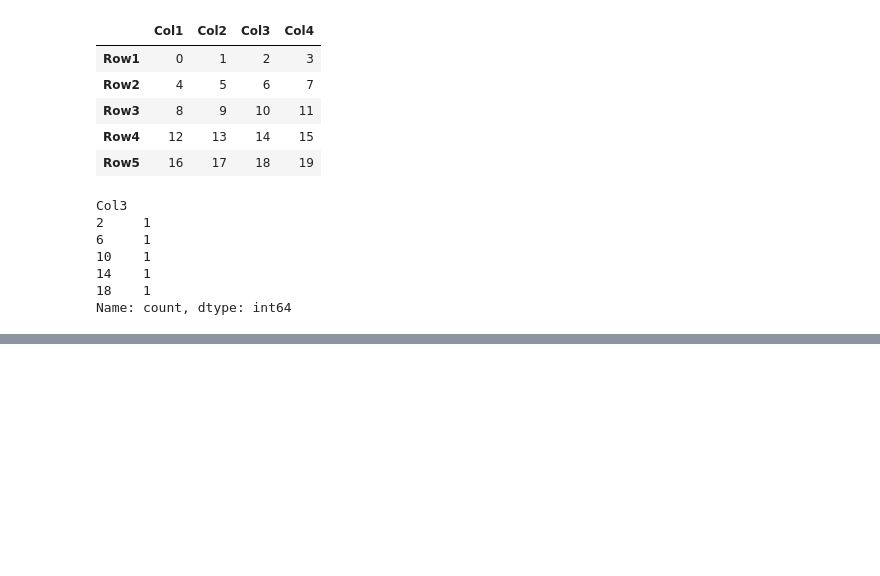
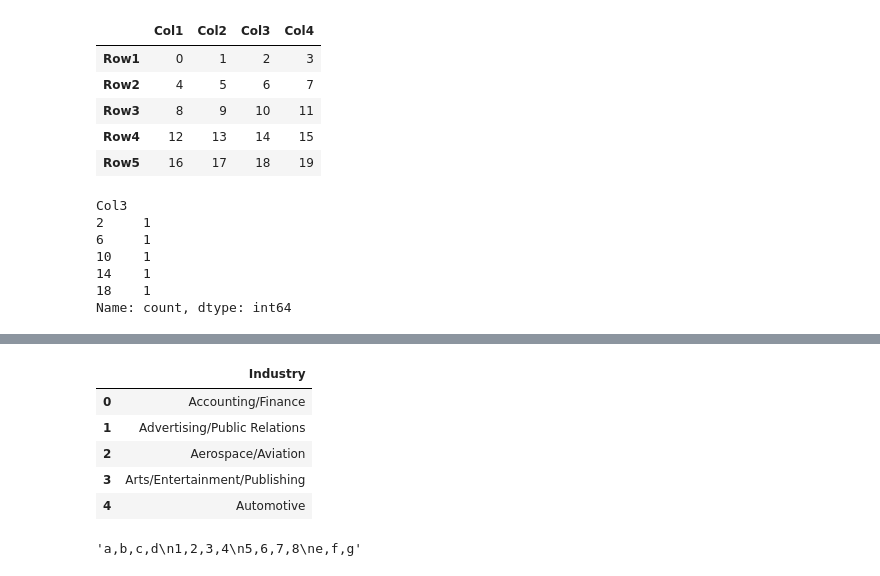
Before and after one commit to SejalKumari011/Python-Libraries, a Jupyter notebook: pandas.ipynb, the cells around one changed output, grey strips where cells are left out. Cells and saved outputs as stored; diff of their text form; code cells hidden in the pictures; blank space fills up the shorter version.

```diff
--- a/pandas.ipynb
+++ b/pandas.ipynb
@@ -237,0 +260,10 @@ Name: count, dtype: int64
+# %%
+col=pd.read_csv("industry.csv",usecols=["Industry"])
+col.head()
+# %% [output]
+|  | Industry |
+| 0 | Accounting/Finance |
+| 1 | Advertising/Public Relations |
+| 2 | Aerospace/Aviation |
+| 3 | Arts/Entertainment/Publishing |
+| 4 | Automotive |
@@ -237,0 +272,9 @@ Name: count, dtype: int64
+# %%
+data=('a,b,c,d\n'
+      '1,2,3,4\n'
+      '5,6,7,8\n'
+      'e,f,g')
+
+data
+# %% [output]
+'a,b,c,d\n1,2,3,4\n5,6,7,8\ne,f,g'
```
Also changed, not shown: parts of 12 cells of this notebook, 2 other files.
